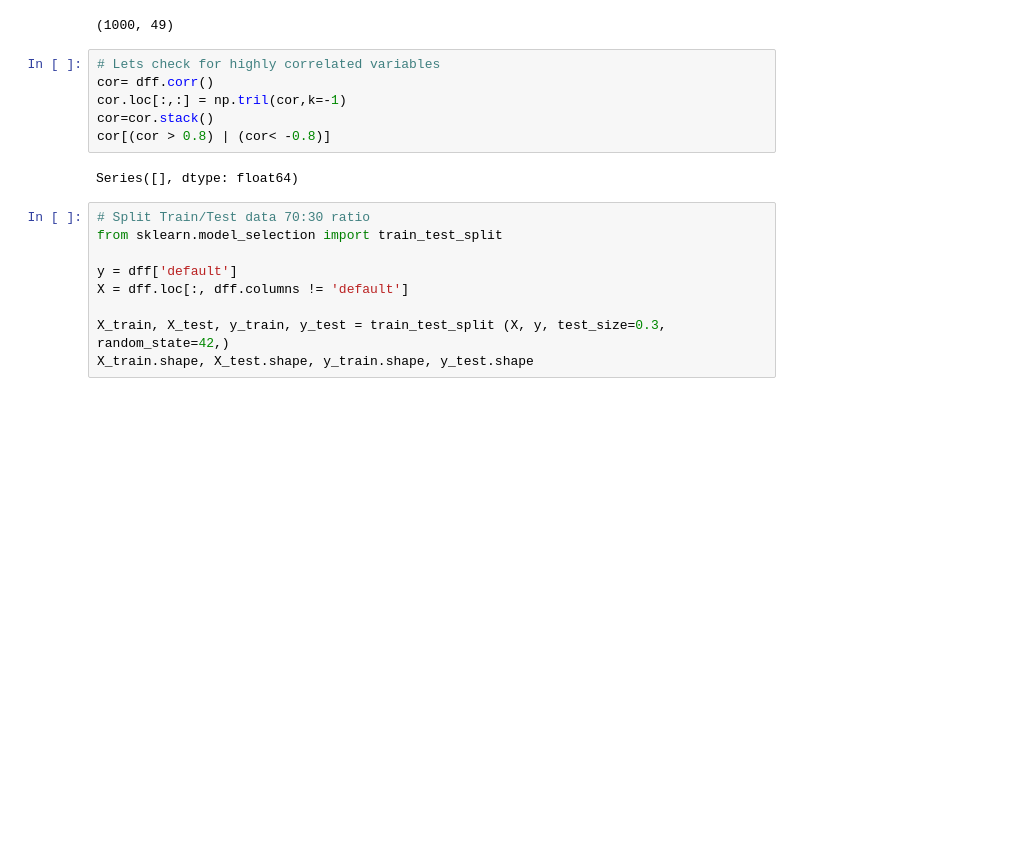
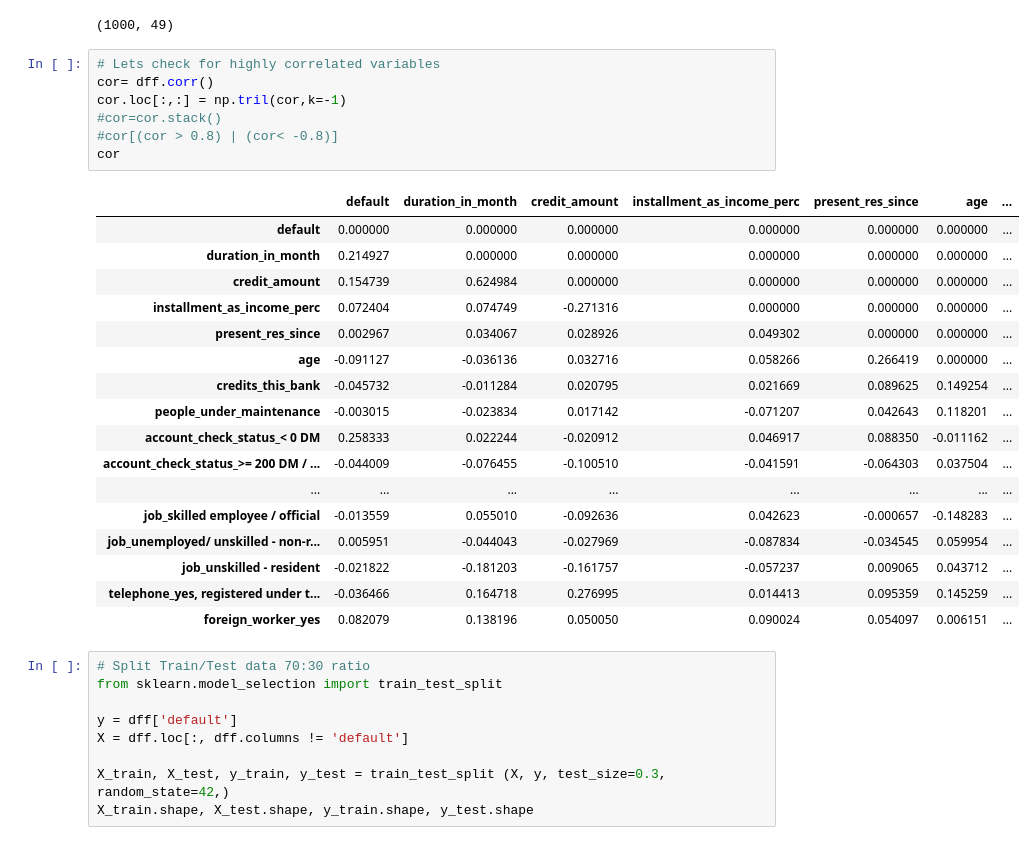
Before and after one commit to CamelAcademy/SamplePython, a Jupyter notebook: UT5 Feature/117 M5W3_FMT_CS_Credit data.ipynb, the cells around one changed output. Saved outputs shown, nothing was run; the diff lists cells and outputs as text; blank space fills up the shorter version.

```diff
--- a/UT5 Feature/117 M5W3_FMT_CS_Credit data.ipynb
+++ b/UT5 Feature/117 M5W3_FMT_CS_Credit data.ipynb
@@ -124,11 +124,28 @@ dff.shape
 # %%
 # Lets check for highly correlated variables
 cor= dff.corr()
 cor.loc[:,:] = np.tril(cor,k=-1)
-cor=cor.stack()
-cor[(cor > 0.8) | (cor< -0.8)]
+#cor=cor.stack()
+#cor[(cor > 0.8) | (cor< -0.8)]
+cor
 # %% [output]
-Series([], dtype: float64)
+|  | default | duration_in_month | credit_amount | installment_as_income_perc | present_res_since | age | ... |
+| default | 0.000000 | 0.000000 | 0.000000 | 0.000000 | 0.000000 | 0.000000 | ... |
+| duration_in_month | 0.214927 | 0.000000 | 0.000000 | 0.000000 | 0.000000 | 0.000000 | ... |
+| credit_amount | 0.154739 | 0.624984 | 0.000000 | 0.000000 | 0.000000 | 0.000000 | ... |
+| installment_as_income_perc | 0.072404 | 0.074749 | -0.271316 | 0.000000 | 0.000000 | 0.000000 | ... |
+| present_res_since | 0.002967 | 0.034067 | 0.028926 | 0.049302 | 0.000000 | 0.000000 | ... |
+| age | -0.091127 | -0.036136 | 0.032716 | 0.058266 | 0.266419 | 0.000000 | ... |
+| credits_this_bank | -0.045732 | -0.011284 | 0.020795 | 0.021669 | 0.089625 | 0.149254 | ... |
+| people_under_maintenance | -0.003015 | -0.023834 | 0.017142 | -0.071207 | 0.042643 | 0.118201 | ... |
+| account_check_status_< 0 DM | 0.258333 | 0.022244 | -0.020912 | 0.046917 | 0.088350 | -0.011162 | ... |
+| account_check_status_>= 200 DM / ... | -0.044009 | -0.076455 | -0.100510 | -0.041591 | -0.064303 | 0.037504 | ... |
+| ... | ... | ... | ... | ... | ... | ... | ... |
+| job_skilled employee / official | -0.013559 | 0.055010 | -0.092636 | 0.042623 | -0.000657 | -0.148283 | ... |
+| job_unemployed/ unskilled - non-r... | 0.005951 | -0.044043 | -0.027969 | -0.087834 | -0.034545 | 0.059954 | ... |
+| job_unskilled - resident | -0.021822 | -0.181203 | -0.161757 | -0.057237 | 0.009065 | 0.043712 | ... |
+| telephone_yes, registered under t... | -0.036466 | 0.164718 | 0.276995 | 0.014413 | 0.095359 | 0.145259 | ... |
+| foreign_worker_yes | 0.082079 | 0.138196 | 0.050050 | 0.090024 | 0.054097 | 0.006151 | ... |
 # %%
 # Split Train/Test data 70:30 ratio
 from sklearn.model_selection import train_test_split
```
Also changed, not shown: parts of 4 cells of this notebook, 18 other files.
